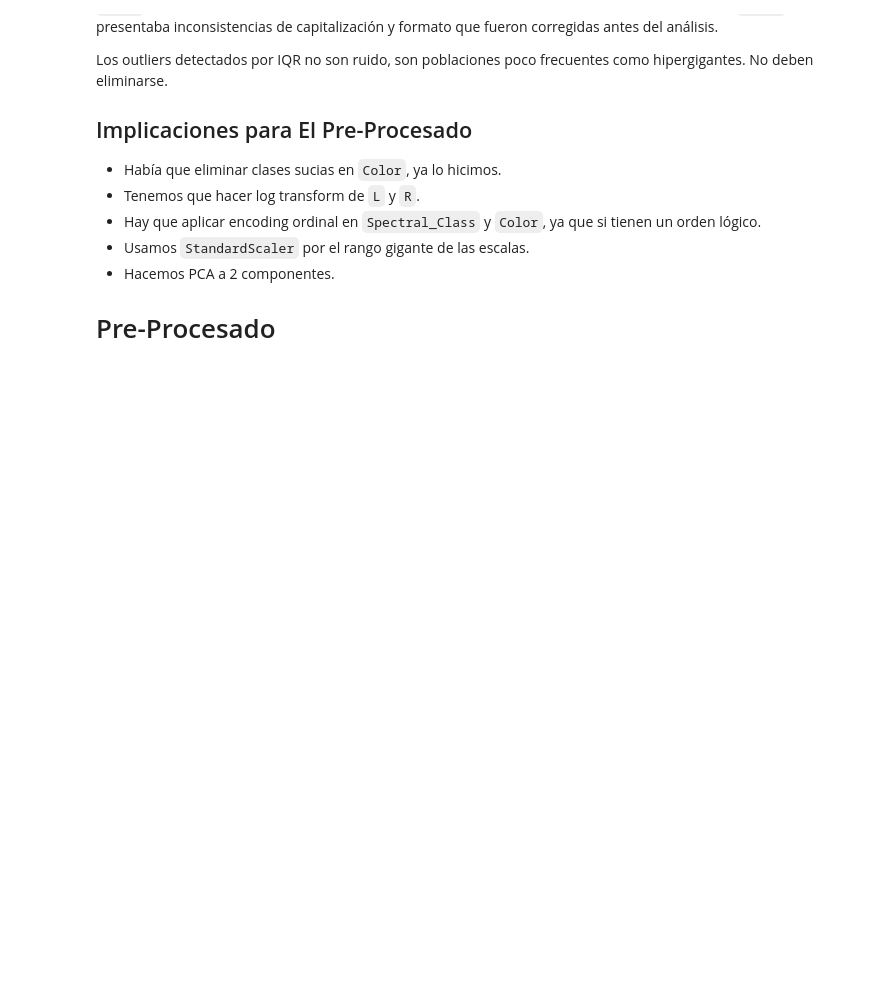
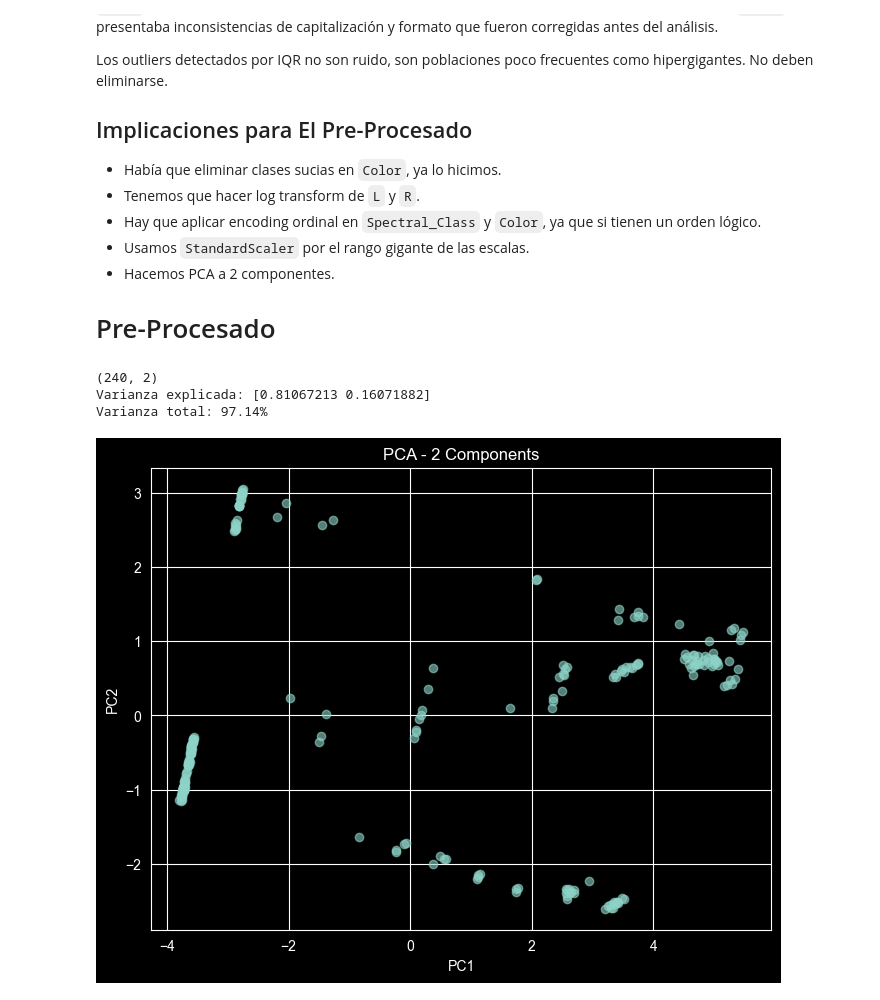
Before and after one commit to mathiasaiva/clustering_practice, a Jupyter notebook: notebooks/clustering.ipynb, the cells around one changed output. Drawn from its saved outputs; the diff is of its cells as text; code cells hidden in the pictures; blank space fills up the shorter version.

Commit message:
Preprocessing + Applied EDA implications and PCA. Obtaining 97.14% variance.

```diff
--- a/notebooks/clustering.ipynb
+++ b/notebooks/clustering.ipynb
@@ -341,3 +349,55 @@ Los outliers detectados por IQR no son ruido, son poblaciones poco frecuentes co
 * Hacemos PCA a 2 componentes.
 
 # Pre-Procesado
+# %%
+
+# Initial config.
+NIA_SEED = 100502359
+np.random.seed(NIA_SEED)
+
+# Log Transform
+df['L'] = np.log1p(df['L'])
+df['R'] = np.log1p(df['R'])
+
+spectral_order = ['M', 'K', 'G', 'F', 'A', 'B', 'O']
+color_order = ['red', 'orange', 'yellow white', 'white', 'blue white', 'blue']
+
+num_vars    = num.columns.tolist()
+cat_vars    = cat.columns.tolist()
+
+# Machine for Numbers (Scale)
+num_pipeline = Pipeline([
+    ('scale', StandardScaler())
+])
+# Machine for Words (Encode)
+cat_pipeline = Pipeline([
+    ('encode', OrdinalEncoder(categories=[color_order, spectral_order]))
+])
+
+preprocessor = ColumnTransformer([
+    ('num', num_pipeline, num_vars),
+    ('cat', cat_pipeline, cat_vars),
+])
+
+full_pipeline = Pipeline([
+    ('preprocessor', preprocessor),
+    ('pca', PCA(n_components=2, random_state=NIA_SEED))
+])
+
+X_pca = full_pipeline.fit_transform(df)
+print(X_pca.shape)
+
+pca = full_pipeline.named_steps['pca']
+print(f"Varianza explicada: {pca.explained_variance_ratio_}")
+print(f"Varianza total: {pca.explained_variance_ratio_.sum():.2%}")
+plt.figure(figsize=(8, 6))
+plt.scatter(X_pca[:, 0], X_pca[:, 1], alpha=0.6)
+plt.xlabel('PC1')
+plt.ylabel('PC2')
+plt.title('PCA - 2 Components')
+plt.show()
+# %% [output]
+(240, 2)
+Varianza explicada: [0.81067213 0.16071882]
+Varianza total: 97.14%
+[figure, added]
```
Also changed, not shown: parts of 4 cells of this notebook.
